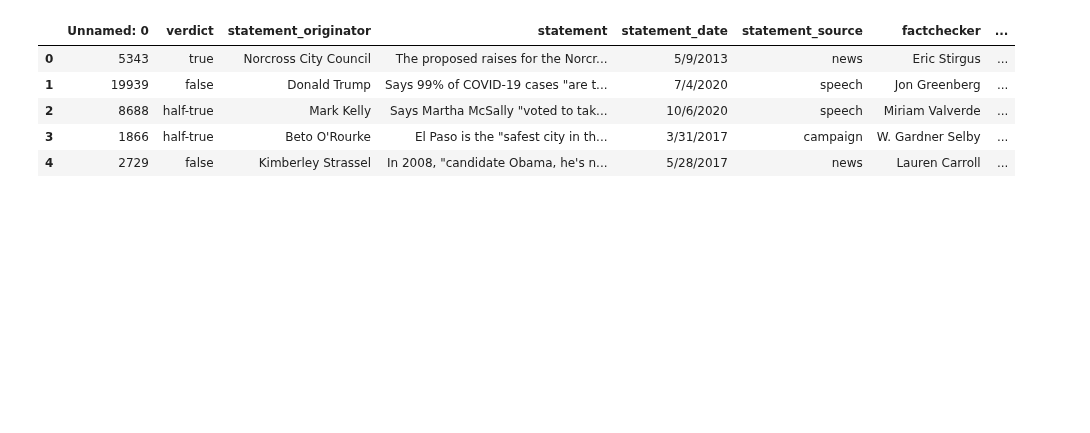
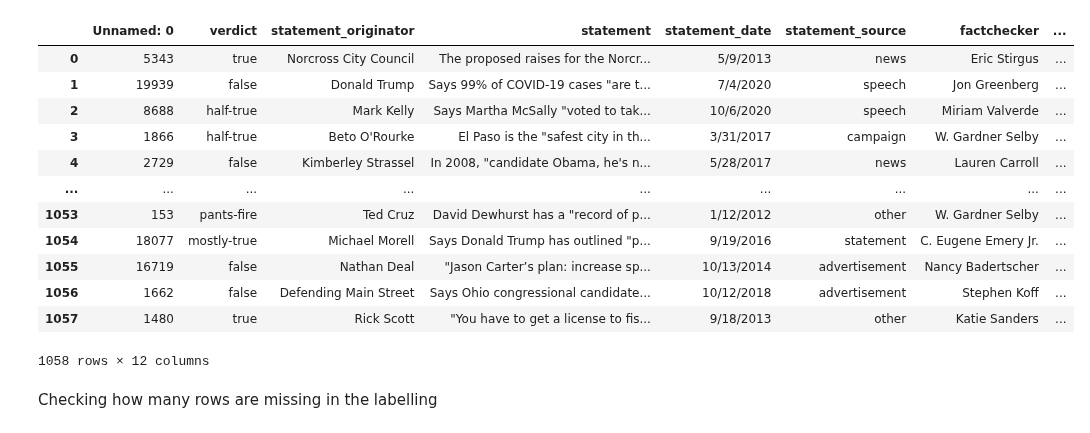
Before and after one commit to alicja-a-d/Analytica_UvA, a Jupyter notebook: code/LLM_comparison/labelled/LLM_labelling_comparison.ipynb, the cells around one changed output. Drawn from its saved outputs; the diff is of its cells as text; code cells hidden in the pictures; blank space fills up the shorter version.

```diff
--- a/code/LLM_comparison/labelled/LLM_labelling_comparison.ipynb
+++ b/code/LLM_comparison/labelled/LLM_labelling_comparison.ipynb
@@ -1,7 +1,9 @@
 # %%
 import pandas as pd
 
-# Manually specify the filenames in the desired order
+# specifing the filenames in the desired order
+# loading the labelled datasets into one df
+
 filenames = [
     "100_politifact_labelled_GPT4_nNVO.csv",
     "200_politifact_labelled_GPT4_nNVO.csv",
@@ -11,32 +13,41 @@ filenames = [
     "500_politifact_labelled_GPT4_nNVO.csv",
     "600_politifact_labelled_GPT4_nNVO.csv",
     "700_politifact_labelled_GPT4_nNVO1.csv",
     "800_politifact_labelled_GPT4_nNVO.csv",
     "900_politifact_labelled_GPT4_nNVO.csv",
     "1001_politifact_labelled_GPT4_nNVO.csv",
 ]
 
 # Initialize an empty list to store DataFrames
 dfs = []
 
 # Iterate over each filename
 for filename in filenames:
     # Read CSV file into a DataFrame
     df = pd.read_csv(filename)
 
     # Append DataFrame to the list
     dfs.append(df)
 
 # Concatenate all DataFrames in the list along the rows axis
 combined_df = pd.concat(dfs, axis=0, ignore_index=True)
 
 # Display the combined DataFrame
-display(combined_df.head(5))
+display(combined_df)
 # %% [output]
 |  | Unnamed: 0 | verdict | statement_originator | statement | statement_date | statement_source | factchecker | ... |
 | 0 | 5343 | true | Norcross City Council | The proposed raises for the Norcr... | 5/9/2013 | news | Eric Stirgus | ... |
 | 1 | 19939 | false | Donald Trump | Says 99% of COVID-19 cases "are t... | 7/4/2020 | speech | Jon Greenberg | ... |
 | 2 | 8688 | half-true | Mark Kelly | Says Martha McSally "voted to tak... | 10/6/2020 | speech | Miriam Valverde | ... |
 | 3 | 1866 | half-true | Beto O'Rourke | El Paso is the "safest city in th... | 3/31/2017 | campaign | W. Gardner Selby | ... |
 | 4 | 2729 | false | Kimberley Strassel | In 2008, "candidate Obama, he's n... | 5/28/2017 | news | Lauren Carroll | ... |
+| ... | ... | ... | ... | ... | ... | ... | ... | ... |
+| 1053 | 153 | pants-fire | Ted Cruz | David Dewhurst has a "record of p... | 1/12/2012 | other | W. Gardner Selby | ... |
+| 1054 | 18077 | mostly-true | Michael Morell | Says Donald Trump has outlined "p... | 9/19/2016 | statement | C. Eugene Emery Jr. | ... |
+| 1055 | 16719 | false | Nathan Deal | "Jason Carter’s plan: increase sp... | 10/13/2014 | advertisement | Nancy Badertscher | ... |
+| 1056 | 1662 | false | Defending Main Street | Says Ohio congressional candidate... | 10/12/2018 | advertisement | Stephen Koff | ... |
+| 1057 | 1480 | true | Rick Scott | "You have to get a license to fis... | 9/18/2013 | other | Katie Sanders | ... |
+1058 rows × 12 columns
+# %% [markdown]
+Checking how many rows are missing in the labelling
 # %%
```
Also changed, not shown: parts of 16 cells of this notebook, 14 other files.
